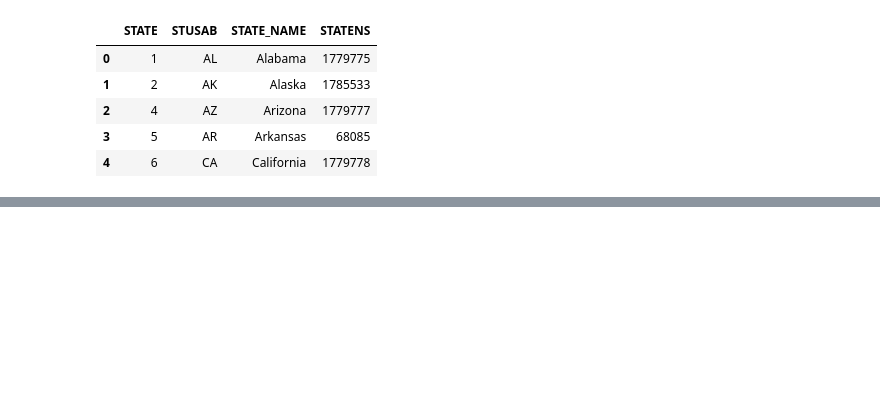
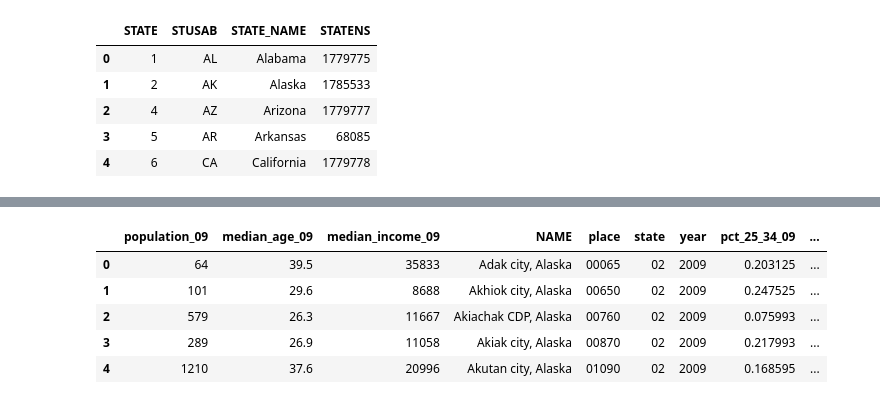
Before and after one commit to alenastern/Sunlight_FOIA, a Jupyter notebook: src/data/Census_Data.ipynb, the cells around one changed output, grey strips where cells are left out. Cells and saved outputs as stored; diff of their text form; code cells hidden in the pictures; blank space fills up the shorter version.

```diff
--- a/src/data/Census_Data.ipynb
+++ b/src/data/Census_Data.ipynb
@@ -138,0 +192,26 @@ total_df.tail()
+# %%
+cols = ['population_09', 'f_25_29', 'm_25_29', 'f_30_34', 'm_30_34', 'total_male', 'total_black', 'total_white',
+       'total_hispanic', 'total_bachelor']
+total_df[cols] = total_df[cols].apply(pd.to_numeric, errors='coerce')
+
+total_df['pct_25_34_09'] = (total_df['f_25_29'] + total_df['m_25_29'] + total_df['f_30_34']+ total_df['f_30_34'])/total_df['population_09']
+total_df['pct_male_09'] = total_df['total_male']/total_df['population_09']
+total_df['pct_black_09'] = total_df['total_black']/total_df['population_09']
+total_df['pct_white_09'] = total_df['total_white']/total_df['population_09']
+total_df['pct_hispanic_09'] = total_df['total_hispanic']/total_df['population_09']
+total_df['pct_bachelor_09'] = total_df['total_bachelor']/total_df['population_09']
+
+cols_to_keep = ['population_09', 'median_age_09', 'median_income_09', 'NAME', 'place', 'state', 'year', 'pct_25_34_09',
+                'pct_male_09', 'pct_black_09', 'pct_white_09', 'pct_hispanic_09', 'pct_bachelor_09']
+
+total_df = total_df[cols_to_keep]
+# %%
+cs = total_df['NAME'].str.split(",", expand = True)
+total_df['city'] = cs[0]
+total_df['state_name'] = cs[1]
+st = pd.read_table('state_code.txt', sep = '|')
+st.rename(index = str, columns = {'STATE': 'state','STUSAB':'state_code', 'STATE_NAME': 'state_name'}, inplace = True)
+st['state'] = st['state'].apply(lambda x: '{0:0>2}'.format(x))
+st = st[['state', 'state_code']]
+total_df = total_df.merge(st, how = 'left', on = 'state')
+total_df.to_csv('city_data_2009.csv', index= False)
@@ -138,0 +229,9 @@ total_df.tail()
+# %%
+total_df.head()
+# %% [output]
+|  | population_09 | median_age_09 | median_income_09 | NAME | place | state | year | pct_25_34_09 | ... |
+| 0 | 64 | 39.5 | 35833 | Adak city, Alaska | 00065 | 02 | 2009 | 0.203125 | ... |
+| 1 | 101 | 29.6 | 8688 | Akhiok city, Alaska | 00650 | 02 | 2009 | 0.247525 | ... |
+| 2 | 579 | 26.3 | 11667 | Akiachak CDP, Alaska | 00760 | 02 | 2009 | 0.075993 | ... |
+| 3 | 289 | 26.9 | 11058 | Akiak city, Alaska | 00870 | 02 | 2009 | 0.217993 | ... |
+| 4 | 1210 | 37.6 | 20996 | Akutan city, Alaska | 01090 | 02 | 2009 | 0.168595 | ... |
```
Also changed, not shown: parts of 6 cells of this notebook, 1 other file.
